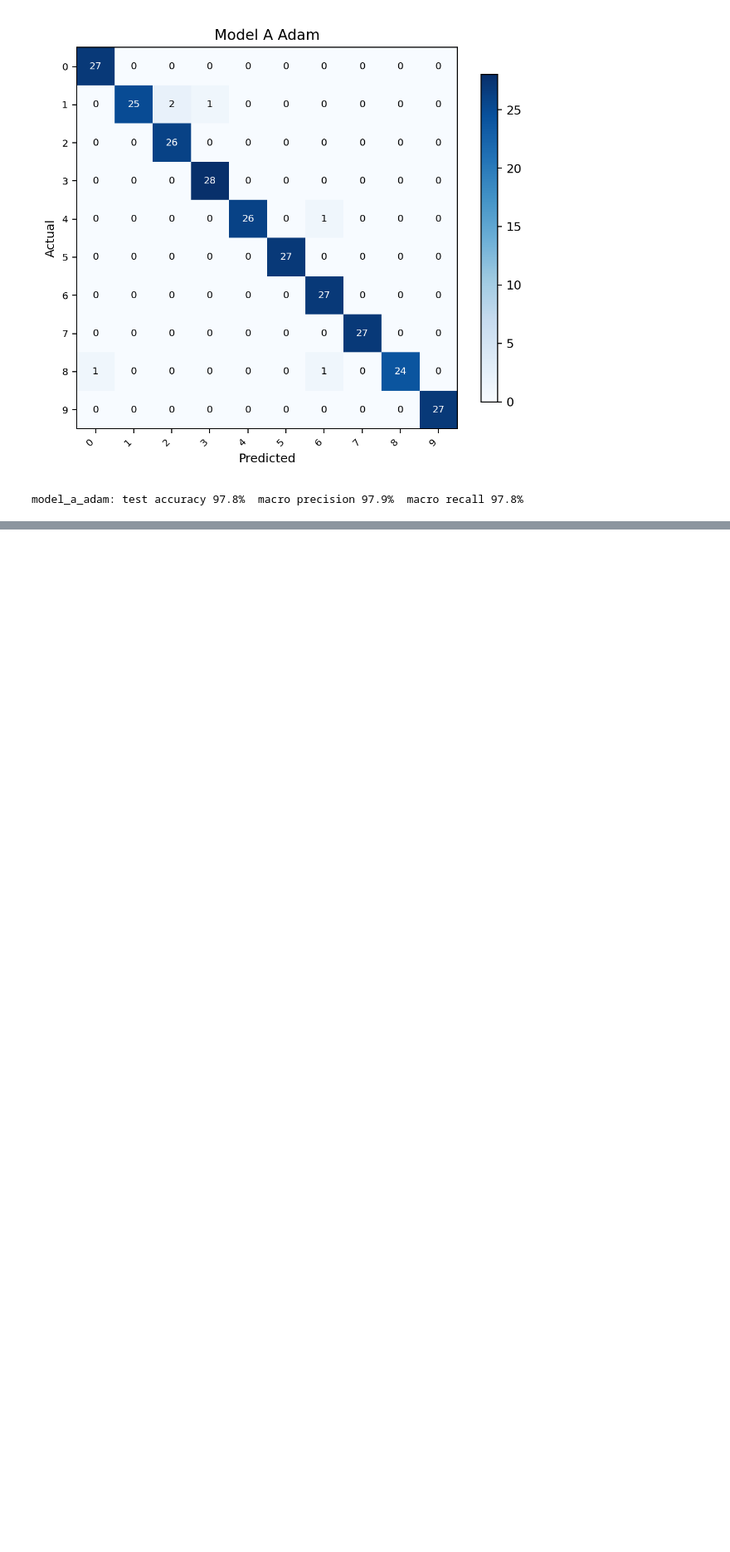
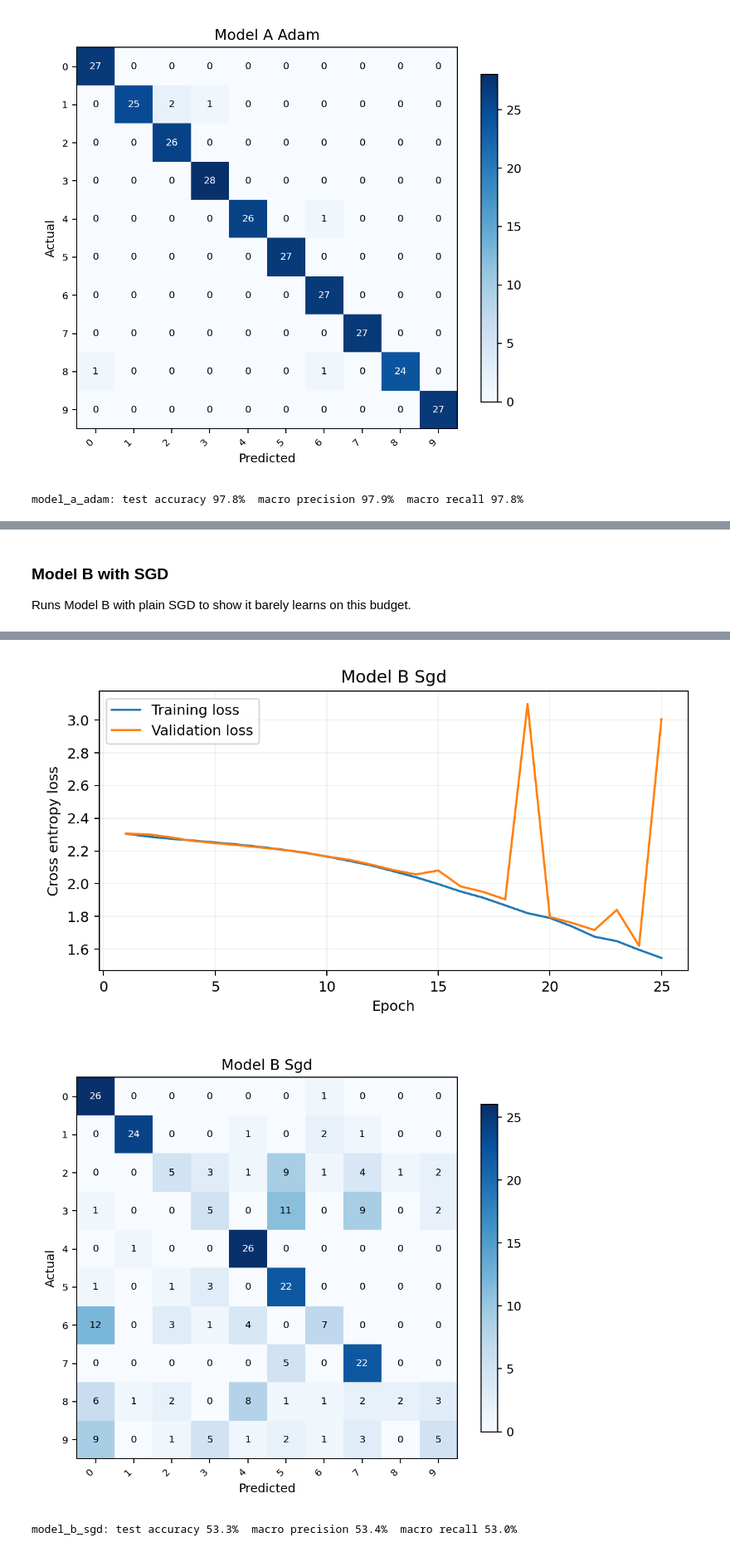
Before and after one commit to Isira-Himal-Perera/CNN-for-Edge-Image-Classification, a Jupyter notebook: notebooks/Cybertron_A03_End_To_End.ipynb, the cells around one changed output, grey strips where cells are left out. Shown at 83% size. Drawn from its saved outputs; the diff is of its cells as text; code cells hidden in the pictures; blank space fills up the shorter version.

```diff
--- a/notebooks/Cybertron_A03_End_To_End.ipynb
+++ b/notebooks/Cybertron_A03_End_To_End.ipynb
@@ -130,0 +161,10 @@ model_a_adam: test accuracy 97.8%  macro precision 97.9%  macro recall 97.8%
+# %% [markdown]
+### Model B with SGD
+
+Runs Model B with plain SGD to show it barely learns on this budget.
+# %%
+print('RUNNING: model_b_sgd')
+m = EdgeCNN(len(classes), lightweight=True)
+hist = train(m, 25, 'sgd')
+results['model_b_sgd'] = evaluate_and_plot('model_b_sgd', m, hist)
+# %% [output]
@@ -130,0 +188,3 @@ model_a_adam: test accuracy 97.8%  macro precision 97.9%  macro recall 97.8%
+[figure, added]
+[figure, added]
+model_b_sgd: test accuracy 53.3%  macro precision 53.4%  macro recall 53.0%
```
Also changed, not shown: parts of 5 cells of this notebook.
